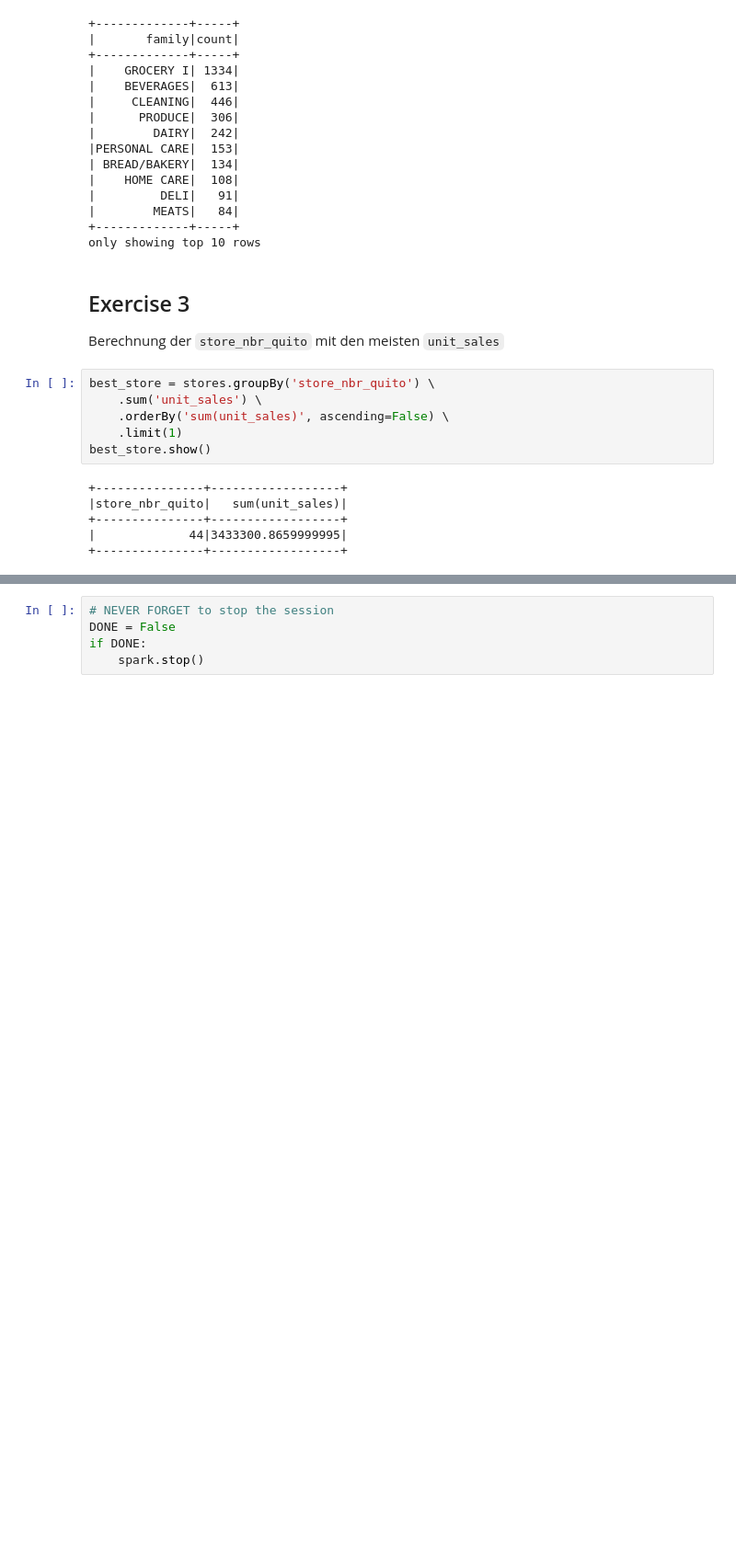
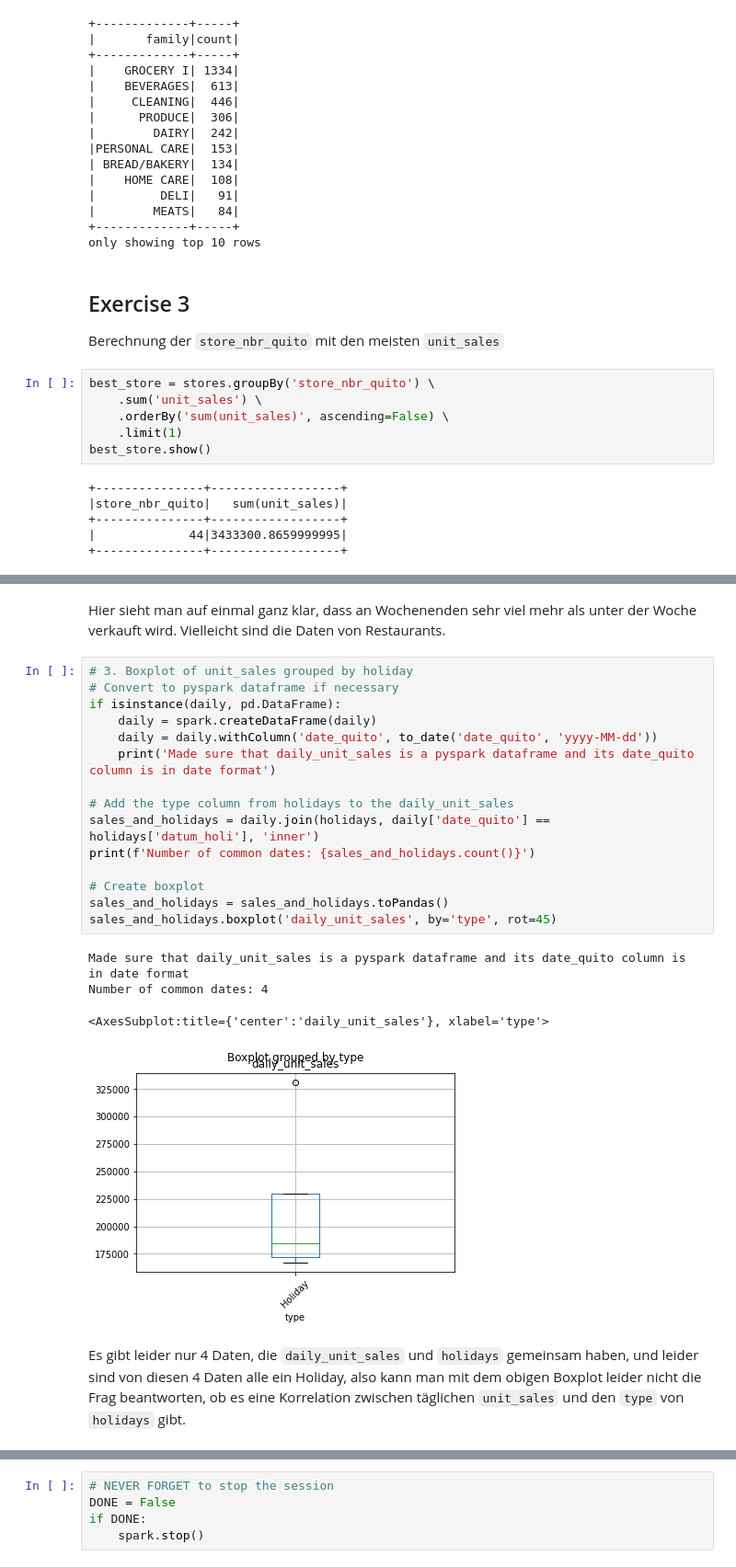
Before and after one commit to kevinsuedmersen/hadoop-sandbox, a Jupyter notebook: jupyter-spark/work/assignments/uebung_26_pyspark.ipynb, the cells around one changed output, grey strips where cells are left out. Shown at 92% size. Cells and saved outputs as stored; diff of their text form; blank space fills up the shorter version.

```diff
--- a/jupyter-spark/work/assignments/uebung_26_pyspark.ipynb
+++ b/jupyter-spark/work/assignments/uebung_26_pyspark.ipynb
@@ -224,0 +252,24 @@ daily_unit_sales.plot(x='date_quito', y='daily_unit_sales')
+# %% [markdown]
+Hier sieht man auf einmal ganz klar, dass an Wochenenden sehr viel mehr als unter der Woche verkauft wird. Vielleicht sind die Daten von Restaurants.
+# %%
+# 3. Boxplot of unit_sales grouped by holiday
+# Convert to pyspark dataframe if necessary
+if isinstance(daily, pd.DataFrame):
+    daily = spark.createDataFrame(daily)
+    daily = daily.withColumn('date_quito', to_date('date_quito', 'yyyy-MM-dd'))
+    print('Made sure that daily_unit_sales is a pyspark dataframe and its date_quito column is in date format')
+
+# Add the type column from holidays to the daily_unit_sales
+sales_and_holidays = daily.join(holidays, daily['date_quito'] == holidays['datum_holi'], 'inner')
+print(f'Number of common dates: {sales_and_holidays.count()}')
+
+# Create boxplot
+sales_and_holidays = sales_and_holidays.toPandas()
+sales_and_holidays.boxplot('daily_unit_sales', by='type', rot=45)
+# %% [output]
+Made sure that daily_unit_sales is a pyspark dataframe and its date_quito column is in date format
+Number of common dates: 4
+<AxesSubplot:title={'center':'daily_unit_sales'}, xlabel='type'>
+[figure, added]
+# %% [markdown]
+Es gibt leider nur 4 Daten, die `daily_unit_sales` und `holidays` gemeinsam haben, und leider sind von diesen 4 Daten alle ein Holiday, also kann man mit dem obigen Boxplot leider nicht die Frag beantworten, ob es eine Korrelation zwischen täglichen `unit_sales` und den `type` von `holidays` gibt.
```
Also changed, not shown: parts of 16 cells of this notebook.
